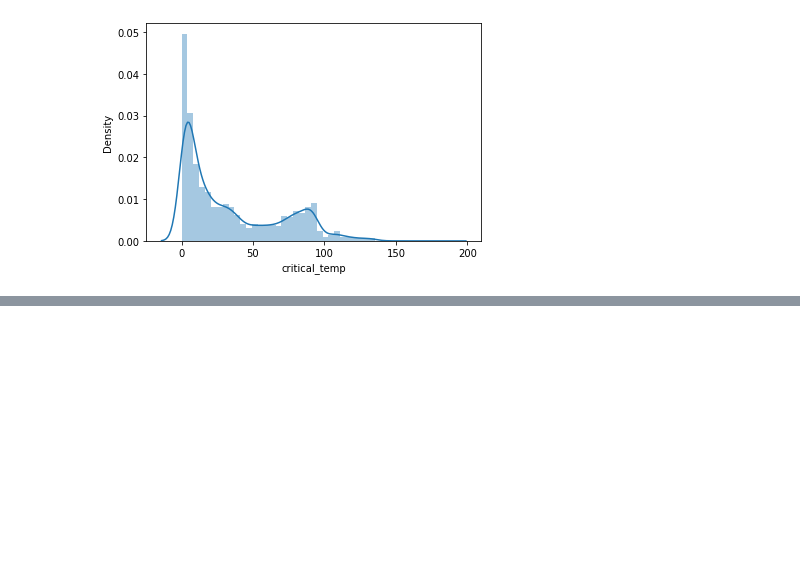
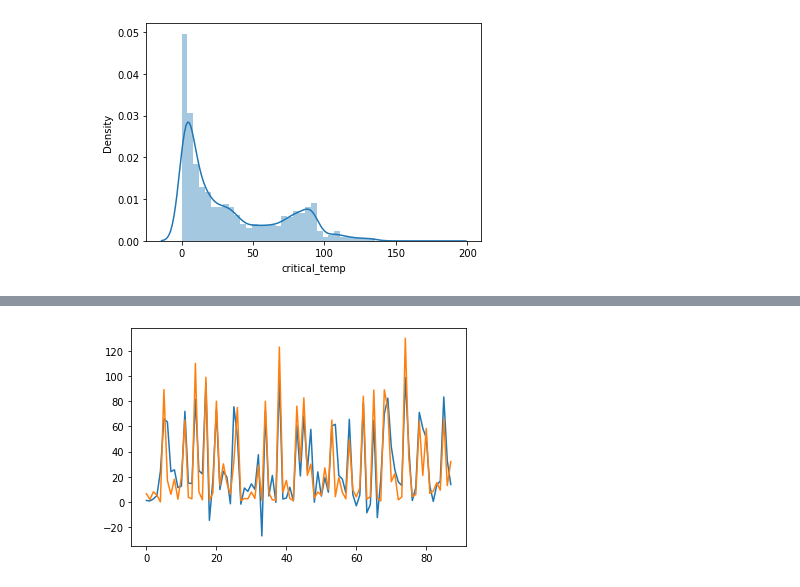
Before and after one commit to SRP457/DataAnalytics, a Jupyter notebook: DA.ipynb, the cells around one changed output, grey strips where cells are left out. Drawn from its saved outputs; the diff is of its cells as text; code cells hidden in the pictures; blank space fills up the shorter version.

```diff
--- a/DA.ipynb
+++ b/DA.ipynb
@@ -181,0 +753,6 @@ sns.distplot(data["critical_temp"])
+# %%
+plt.plot(ridge_pred[0:7000:80])
+plt.plot(y_test[0:7000:80])
+plt.show()
+# %% [output]
+[figure, added]
```
Also changed, not shown: parts of 96 cells of this notebook.
